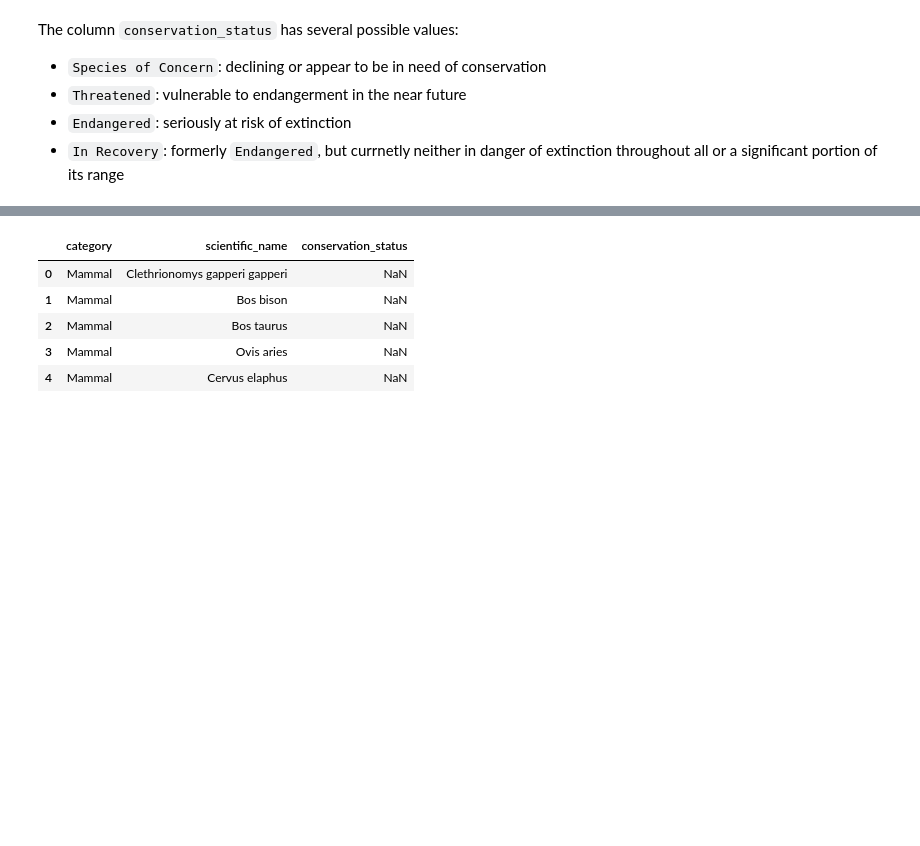
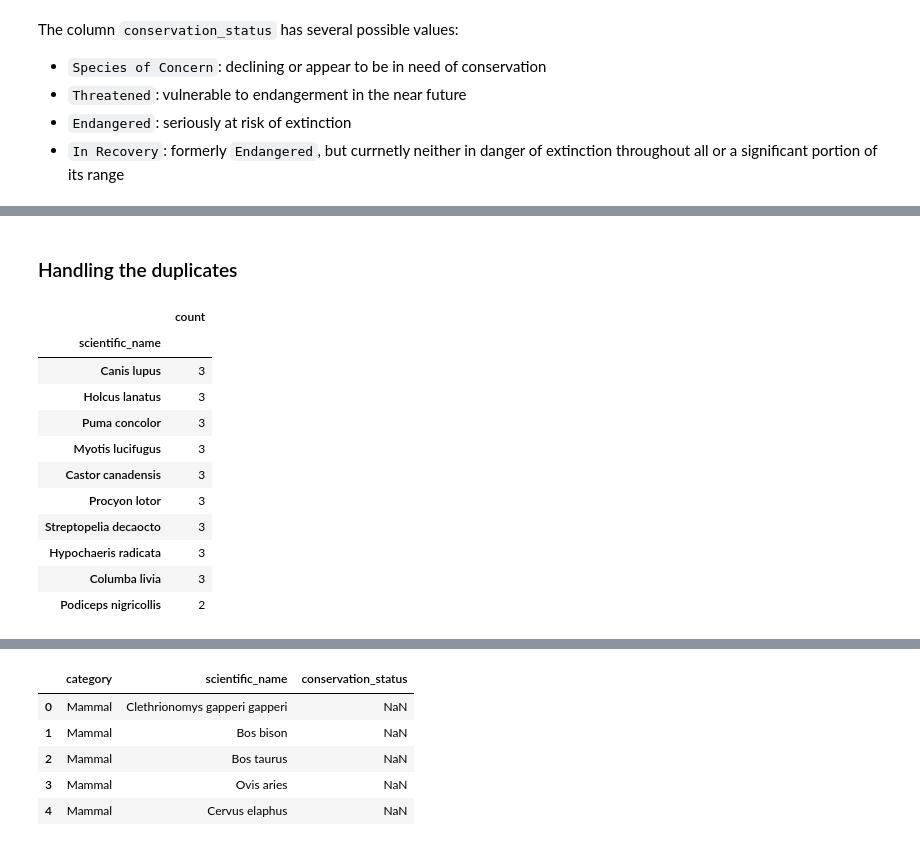
Before and after one commit to 7086600/biodiversity_project, a Jupyter notebook: biodiversity.ipynb, the cells around one changed output, grey strips where cells are left out. Cells and saved outputs as stored; diff of their text form; code cells hidden in the pictures; blank space fills up the shorter version.

Commit message:
fill na conservation_status  as No Intervention; refactoring handling duplicates

```diff
--- a/biodiversity.ipynb
+++ b/biodiversity.ipynb
@@ -169,0 +145,3 @@ Name: count, Length: 5541, dtype: int64
+# %%
+# fill nan values as 'No Intervention'
+species['conservation_status'].fillna('No Intervention', inplace=True)
@@ -169,0 +157,19 @@ Name: count, Length: 5541, dtype: int64
+# %% [markdown]
+### Handling the duplicates
+# %%
+# count scientific_name values
+sci_names_count= species.groupby(['scientific_name']).size().reset_index(name='count').sort_values(by='count', ascending=False).set_index('scientific_name')
+sci_names_count.head(10)
+# %% [output]
+|  | count |
+| scientific_name |  |
+| Canis lupus | 3 |
+| Holcus lanatus | 3 |
+| Puma concolor | 3 |
+| Myotis lucifugus | 3 |
+| Castor canadensis | 3 |
+| Procyon lotor | 3 |
+| Streptopelia decaocto | 3 |
+| Hypochaeris radicata | 3 |
+| Columba livia | 3 |
+| Podiceps nigricollis | 2 |
```
Also changed, not shown: parts of 6 cells of this notebook.
